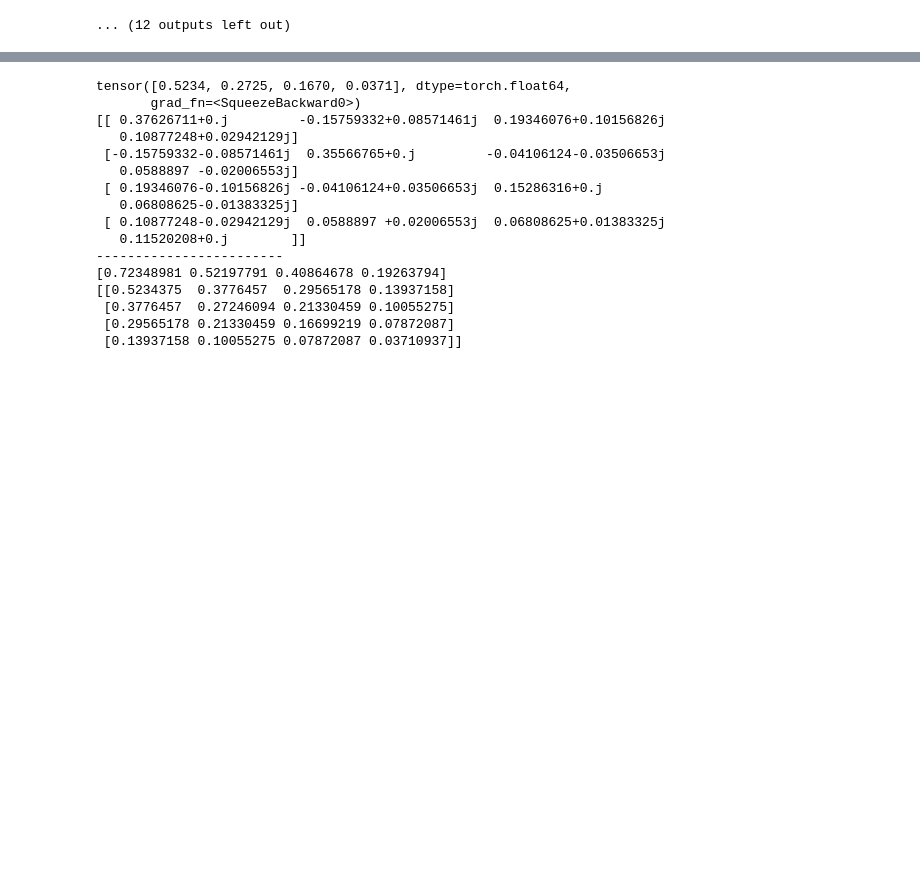
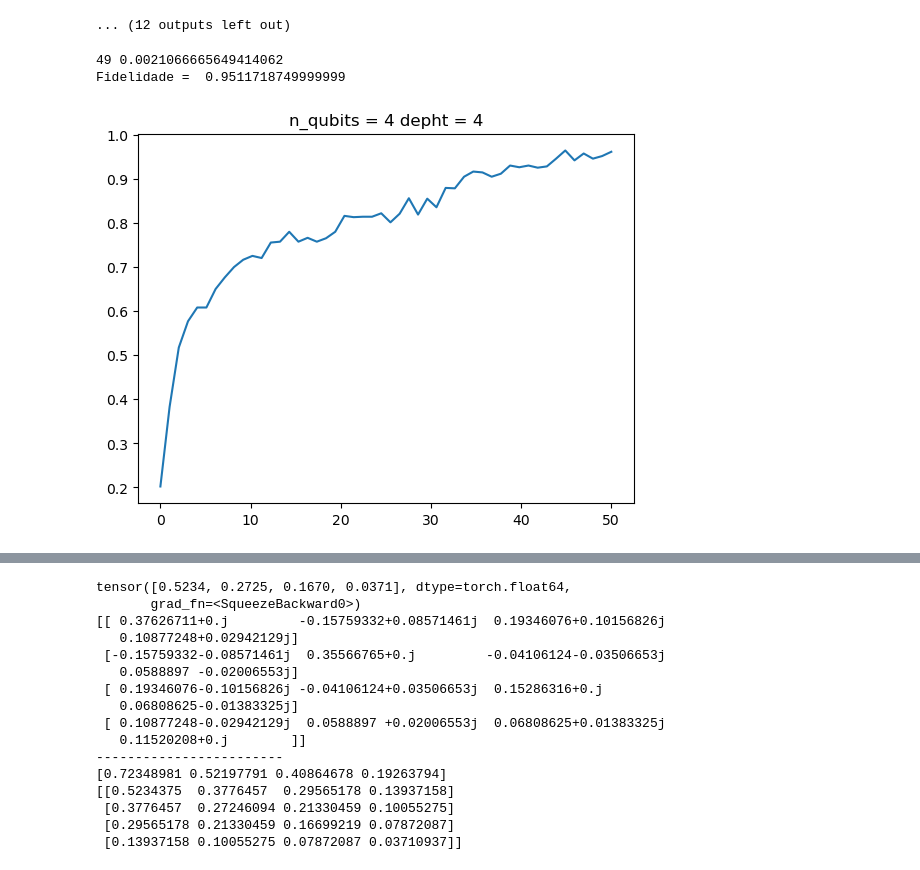
Before and after one commit to SchultzVV/Qiskit, a Jupyter notebook: Run_new.ipynb, the cells around one changed output, grey strips where cells are left out. Cells and saved outputs as stored; diff of their text form; code cells hidden in the pictures; blank space fills up the shorter version.

```diff
--- a/Run_new.ipynb
+++ b/Run_new.ipynb
@@ -65,3 +135,39 @@ Fidelidade =  0.9755859374999999
 Fidelidade =  0.9941406249999999
 [figure]
 ... (12 outputs left out)
+# %%
+n_qubits = 4
+depht = 4
+n = 3*n_qubits*(1+depht)
+target_vector, alpha = init_state_rsvg(n_qubits)
+params = random_params(n)
+device = get_device(n_qubits)
+@qml.qnode(device, interface="torch")
+def circuit(params, M=None):
+    w = []
+    aux = 0
+    for j in range(n_qubits):
+        qml.RX(params[j+aux], wires=j)
+        qml.RY(params[j+1+aux], wires=j)
+        qml.RZ(params[j+2+aux], wires=j)
+        w.append(j)
+        aux+=2
+    for z in range(depht):
+        for i in range(n_qubits-1):
+            qml.CNOT(wires=[i,i+1])
+        for j in range(n_qubits):
+            qml.RX(params[j+aux], wires=j)
+            qml.RY(params[j+1+aux], wires=j)
+            qml.RZ(params[j+2+aux], wires=j)
+            aux+=2
+    return qml.expval(qml.Hermitian(M, wires=w))
+best_params, f = train(50, circuit, params, alpha)
+x = np.linspace(0,len(f),len(f))
+plt.plot(x,f)
+plt.title('n_qubits = {} depht = {}'.format(n_qubits, depht))
+print('Fidelidade = ',fidelidade(circuit, best_params, alpha))
+plt.show()
+# %% [output]
+49 0.0021066665649414062
+Fidelidade =  0.9511718749999999
+[figure, added]
```
Also changed, not shown: parts of 8 cells of this notebook, 2 other files.
